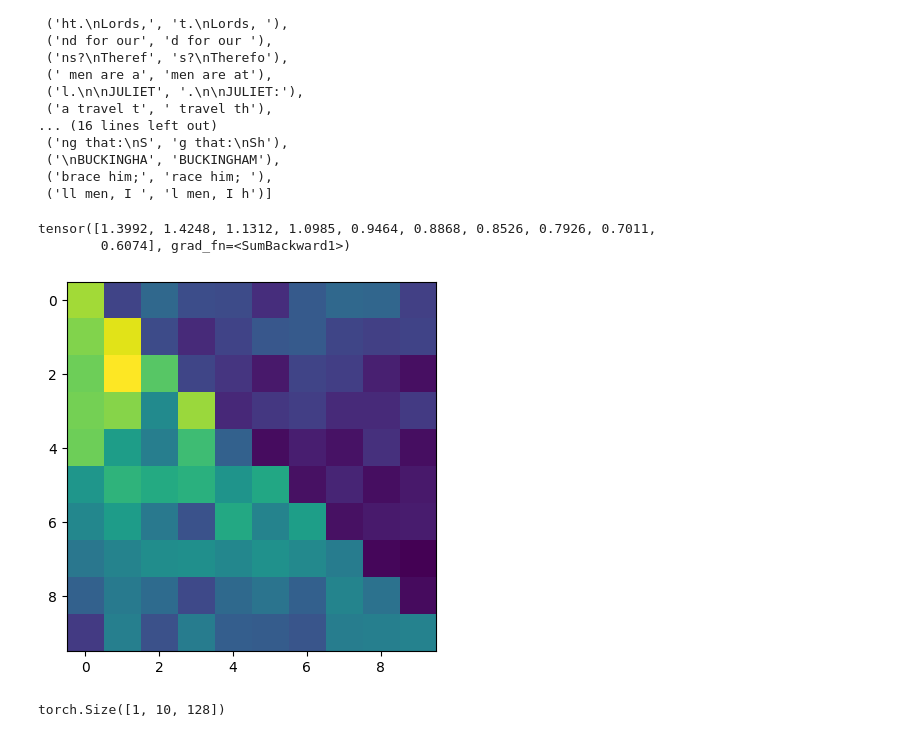
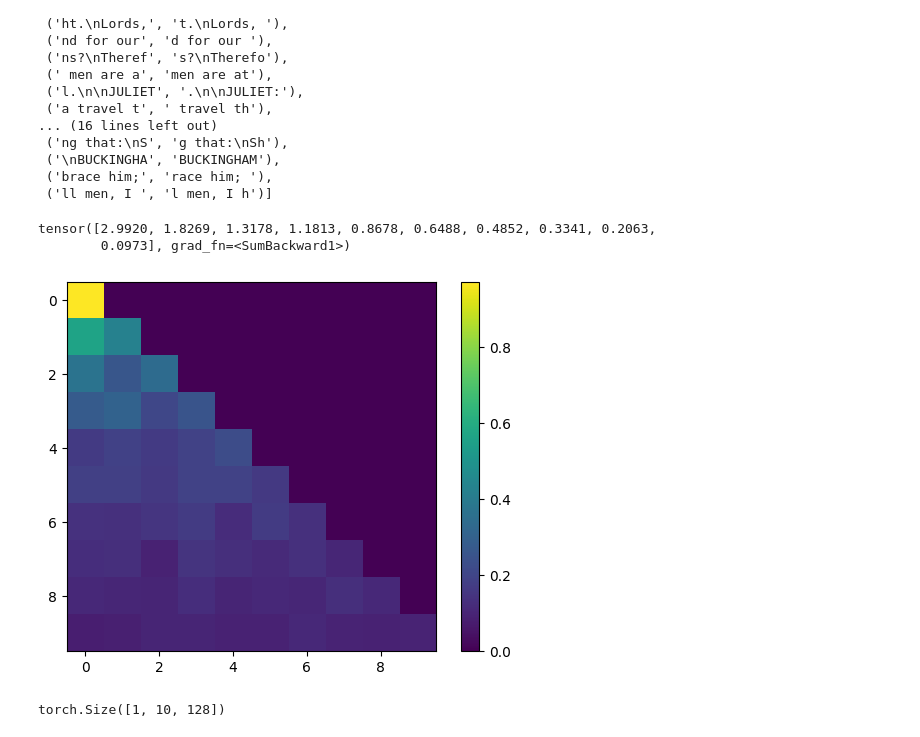
Before and after one commit to bkitano/llama-from-scratch, a Jupyter notebook: llama2.ipynb, the cells around one changed output. Saved outputs shown, nothing was run; the diff lists cells and outputs as text; code cells hidden in the pictures.

Commit message:
using pre-norm

```diff
--- a/llama2.ipynb
+++ b/llama2.ipynb
@@ -155,39 +155,43 @@ class RMSNorm(nn.Module):
 class LlamaAttentionLayer(nn.Module):
     def __init__(self, config):
         super().__init__()
         self.config = config
         self.w_q = nn.Linear(config['d_model'], config['d_model'])
         self.w_k = nn.Linear(config['d_model'], config['d_model'])
         self.w_v = nn.Linear(config['d_model'], config['d_model'])
 
         self.multihead = nn.MultiheadAttention(config['d_model'], config['n_heads'], dropout=0.1, batch_first=True)
         self.rms = RMSNorm(config['d_model'])
 
     def forward(self, x, return_attn_weights=False):
         b,m,d = x.shape
+        x = self.rms(x)
         q = self.w_q(x)
         k = self.w_k(x)
         v = self.w_v(x)
 
-        activations, attn_weights = self.multihead(q,k,v, attn_mask=torch.tril(torch.ones(m,m)), is_causal=True)
+        activations, attn_weights = self.multihead(q,k,v,
+        attn_mask=nn.Transformer.generate_square_subsequent_mask(m),
+        is_causal=True)
         if return_attn_weights:
-            return self.rms(x + activations), attn_weights
-        return self.rms(x + activations) # TOOD: this is post-norm, try pre-norm
+            return x + activations, attn_weights
+        return x + activations
 
 config = {
     "n_heads": 8,
     "d_model": 128,
 }
 m = LlamaAttentionLayer(config)
 batch = torch.randn(1, 10, config['d_model'])
 activations, attn_weights = m(batch, return_attn_weights=True)
 plt.imshow(attn_weights.detach().numpy()[0])
+plt.colorbar()
 
 attn_weights.squeeze(0).sum(dim=0)
 # %% [output]
-tensor([1.3992, 1.4248, 1.1312, 1.0985, 0.9464, 0.8868, 0.8526, 0.7926, 0.7011,
-        0.6074], grad_fn=<SumBackward1>)
+tensor([2.9920, 1.8269, 1.3178, 1.1813, 0.8678, 0.6488, 0.4852, 0.3341, 0.2063,
+        0.0973], grad_fn=<SumBackward1>)
-[figure, old version]
+[figure, new version]
 # %%
 class LlamaBlock(nn.Module):
     def __init__(self, config):
```
Also changed, not shown: parts of 4 cells of this notebook.
